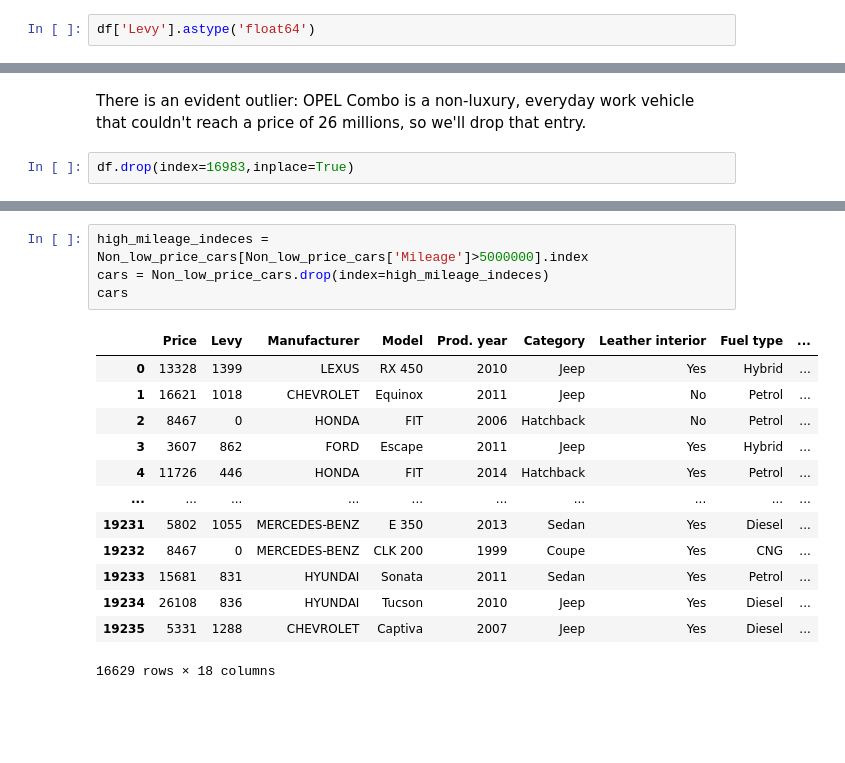
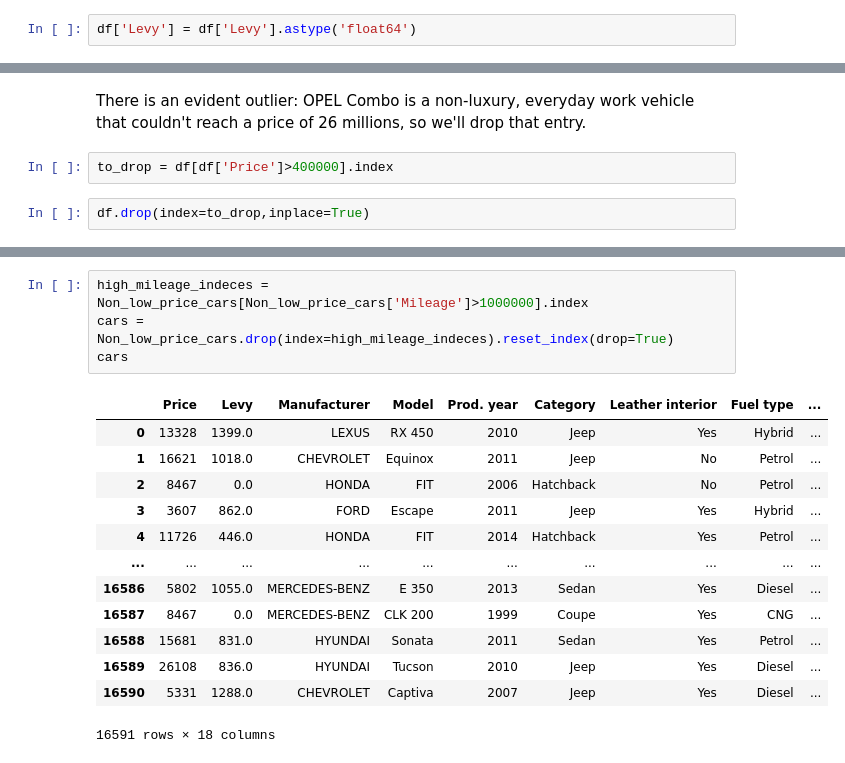
Before and after one commit to sshahidi7/Capstone---Group-3, a Jupyter notebook: Untitled.ipynb, the cells around one changed output, grey strips where cells are left out. Saved outputs shown, nothing was run; the diff lists cells and outputs as text; blank space fills up the shorter version.

```diff
--- a/Untitled.ipynb
+++ b/Untitled.ipynb
@@ -59,4 +62,4 @@ Name: Levy, Length: 559, dtype: int64
 # %%
 df['Levy'].replace(to_replace='-',value=0,inplace=True)
 # %%
-df['Levy'].astype('float64')
+df['Levy'] = df['Levy'].astype('float64')
@@ -395,8 +385,10 @@ df[df['Price']>250000]
 
 
 There is an evident outlier: OPEL Combo is a non-luxury, everyday work vehicle that couldn't reach a price of 26 millions, so we'll drop that entry.
+# %%
+to_drop = df[df['Price']>400000].index
 # %%
-df.drop(index=16983,inplace=True)
+df.drop(index=to_drop,inplace=True)
 # %%
 plt.title('Car Price Spread')
 sns.boxplot(y=df.Price)
@@ -526,18 +486,18 @@ Non_low_price_cars[Non_low_price_cars['Mileage']>5000000]
 # %%
-high_mileage_indeces = Non_low_price_cars[Non_low_price_cars['Mileage']>5000000].index
-cars = Non_low_price_cars.drop(index=high_mileage_indeces)
+high_mileage_indeces = Non_low_price_cars[Non_low_price_cars['Mileage']>1000000].index
+cars = Non_low_price_cars.drop(index=high_mileage_indeces).reset_index(drop=True)
 cars
 # %% [output]
 |  | Price | Levy | Manufacturer | Model | Prod. year | Category | Leather interior | Fuel type | ... |
-| 0 | 13328 | 1399 | LEXUS | RX 450 | 2010 | Jeep | Yes | Hybrid | ... |
-| 1 | 16621 | 1018 | CHEVROLET | Equinox | 2011 | Jeep | No | Petrol | ... |
-| 2 | 8467 | 0 | HONDA | FIT | 2006 | Hatchback | No | Petrol | ... |
-| 3 | 3607 | 862 | FORD | Escape | 2011 | Jeep | Yes | Hybrid | ... |
-| 4 | 11726 | 446 | HONDA | FIT | 2014 | Hatchback | Yes | Petrol | ... |
+| 0 | 13328 | 1399.0 | LEXUS | RX 450 | 2010 | Jeep | Yes | Hybrid | ... |
+| 1 | 16621 | 1018.0 | CHEVROLET | Equinox | 2011 | Jeep | No | Petrol | ... |
+| 2 | 8467 | 0.0 | HONDA | FIT | 2006 | Hatchback | No | Petrol | ... |
+| 3 | 3607 | 862.0 | FORD | Escape | 2011 | Jeep | Yes | Hybrid | ... |
+| 4 | 11726 | 446.0 | HONDA | FIT | 2014 | Hatchback | Yes | Petrol | ... |
 | ... | ... | ... | ... | ... | ... | ... | ... | ... | ... |
-| 19231 | 5802 | 1055 | MERCEDES-BENZ | E 350 | 2013 | Sedan | Yes | Diesel | ... |
-| 19232 | 8467 | 0 | MERCEDES-BENZ | CLK 200 | 1999 | Coupe | Yes | CNG | ... |
-| 19233 | 15681 | 831 | HYUNDAI | Sonata | 2011 | Sedan | Yes | Petrol | ... |
-| 19234 | 26108 | 836 | HYUNDAI | Tucson | 2010 | Jeep | Yes | Diesel | ... |
-| 19235 | 5331 | 1288 | CHEVROLET | Captiva | 2007 | Jeep | Yes | Diesel | ... |
+| 16586 | 5802 | 1055.0 | MERCEDES-BENZ | E 350 | 2013 | Sedan | Yes | Diesel | ... |
+| 16587 | 8467 | 0.0 | MERCEDES-BENZ | CLK 200 | 1999 | Coupe | Yes | CNG | ... |
+| 16588 | 15681 | 831.0 | HYUNDAI | Sonata | 2011 | Sedan | Yes | Petrol | ... |
+| 16589 | 26108 | 836.0 | HYUNDAI | Tucson | 2010 | Jeep | Yes | Diesel | ... |
+| 16590 | 5331 | 1288.0 | CHEVROLET | Captiva | 2007 | Jeep | Yes | Diesel | ... |
-16629 rows × 18 columns
+16591 rows × 18 columns
```
Also changed, not shown: parts of 47 cells of this notebook, 1 other file.
